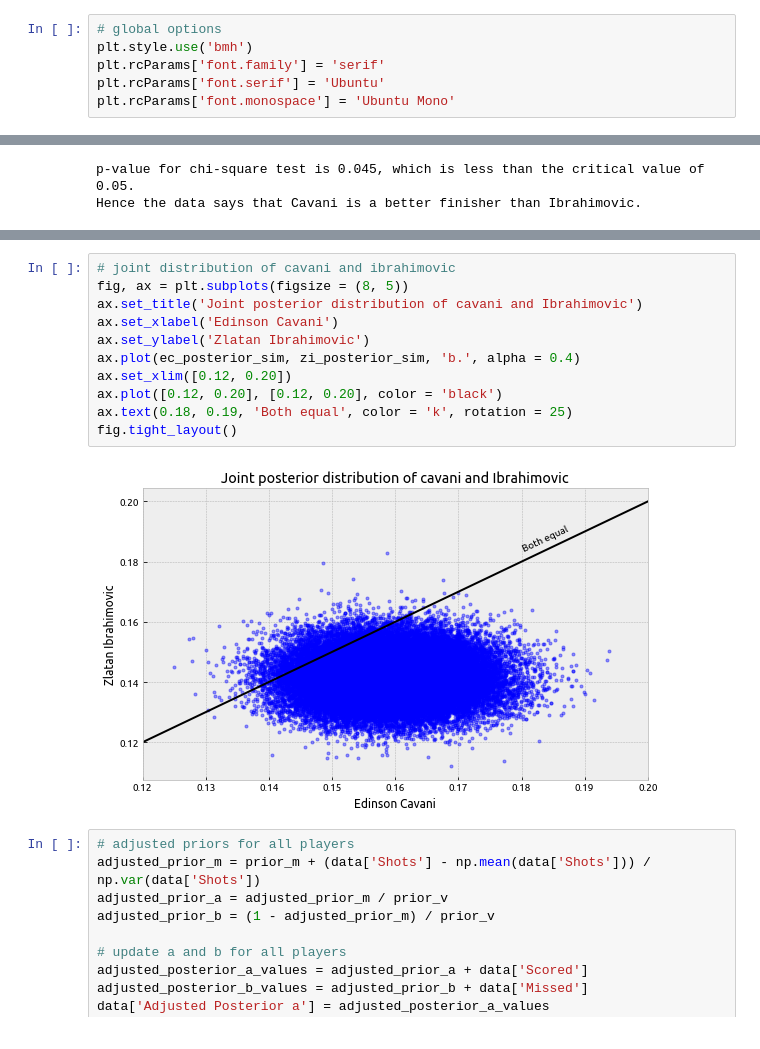
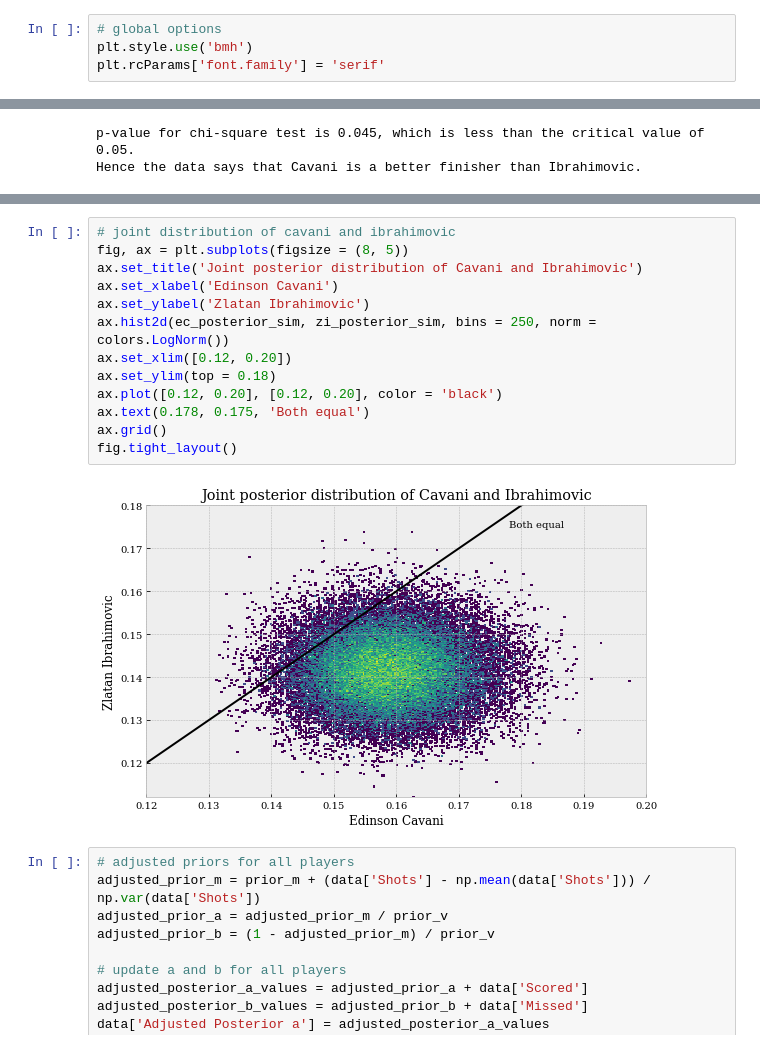
Before and after one commit to karangadiya/best-finishers-in-football, a Jupyter notebook: best-finishers-in-football.ipynb, the cells around one changed output, grey strips where cells are left out. Drawn from its saved outputs; the diff is of its cells as text.

Commit message:
font serif and hist2d

```diff
--- a/best-finishers-in-football.ipynb
+++ b/best-finishers-in-football.ipynb
@@ -11,8 +12,6 @@ from scipy.stats import chi2_contingency as chi_sq
 # global options
 plt.style.use('bmh')
 plt.rcParams['font.family'] = 'serif'
-plt.rcParams['font.serif'] = 'Ubuntu'
-plt.rcParams['font.monospace'] = 'Ubuntu Mono'
 # %%
 # prepare data for analysis
 def read_and_process_data(filename):
@@ -369,16 +368,18 @@ Probability that Cavani is a better finisher than Ibrahimovic: 0.95032
 # %%
 # joint distribution of cavani and ibrahimovic
 fig, ax = plt.subplots(figsize = (8, 5))
-ax.set_title('Joint posterior distribution of cavani and Ibrahimovic')
+ax.set_title('Joint posterior distribution of Cavani and Ibrahimovic')
 ax.set_xlabel('Edinson Cavani')
 ax.set_ylabel('Zlatan Ibrahimovic')
-ax.plot(ec_posterior_sim, zi_posterior_sim, 'b.', alpha = 0.4)
+ax.hist2d(ec_posterior_sim, zi_posterior_sim, bins = 250, norm = colors.LogNorm())
 ax.set_xlim([0.12, 0.20])
+ax.set_ylim(top = 0.18)
 ax.plot([0.12, 0.20], [0.12, 0.20], color = 'black')
-ax.text(0.18, 0.19, 'Both equal', color = 'k', rotation = 25)
+ax.text(0.178, 0.175, 'Both equal')
+ax.grid()
 fig.tight_layout()
 # %% [output]
-[figure, old version]
+[figure, new version]
 # %%
 # adjusted priors for all players
 adjusted_prior_m = prior_m + (data['Shots'] - np.mean(data['Shots'])) / np.var(data['Shots'])
```
Also changed, not shown: parts of 9 cells of this notebook.
